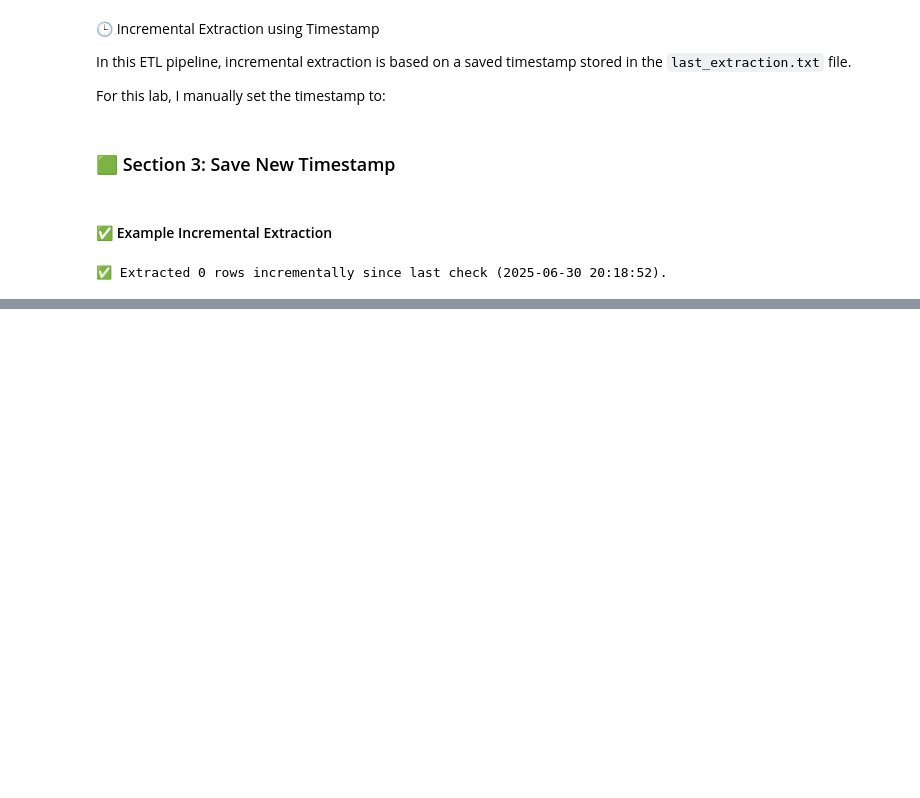
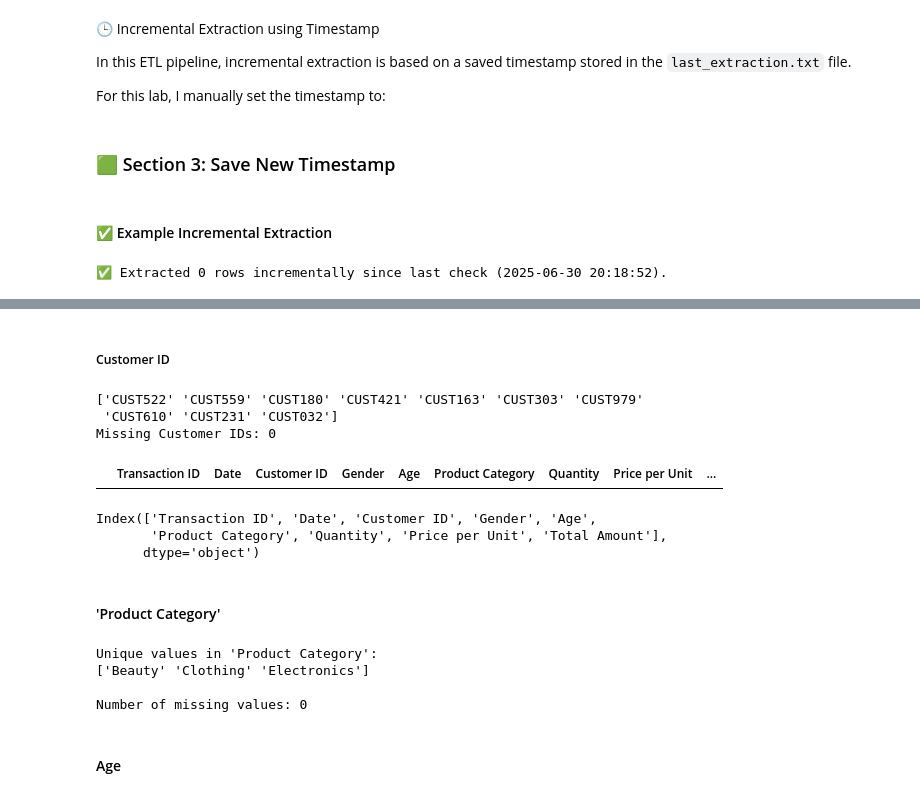
Before and after one commit to aykahsay/ETL-Extract-AmabchowKahsay, a Jupyter notebook: ETL_Extract_AmbachowKahsay_550/etl_extract.ipynb, the cells around one changed output, grey strips where cells are left out. Drawn from its saved outputs; the diff is of its cells as text; code cells hidden in the pictures; blank space fills up the shorter version.

```diff
--- a/ETL_Extract_AmbachowKahsay_550/etl_extract.ipynb
+++ b/ETL_Extract_AmbachowKahsay_550/etl_extract.ipynb
@@ -193,0 +452,31 @@ if not new_data.empty:
+# %% [markdown]
+##### Customer ID
+# %%
+print(df_full['Customer ID'].unique()[:10])
+df_full['Customer ID'].apply(lambda x: x != x.strip()).value_counts()
+print("Missing Customer IDs:", df_full['Customer ID'].isnull().sum())
+df_full[~df_full['Customer ID'].str.match(r'^CUST\d+$')]
+# %% [output]
+['CUST522' 'CUST559' 'CUST180' 'CUST421' 'CUST163' 'CUST303' 'CUST979'
+ 'CUST610' 'CUST231' 'CUST032']
+Missing Customer IDs: 0
+|  | Transaction ID | Date | Customer ID | Gender | Age | Product Category | Quantity | Price per Unit | ... |
+# %%
+df_full.columns
+# %% [output]
+Index(['Transaction ID', 'Date', 'Customer ID', 'Gender', 'Age',
+       'Product Category', 'Quantity', 'Price per Unit', 'Total Amount'],
+      dtype='object')
+# %% [markdown]
+#### 'Product Category'
+# %%
+print("Unique values in 'Product Category':")
+print(df_full['Product Category'].dropna().unique())
+print("\nNumber of missing values:", df_full['Product Category'].isna().sum())
+# %% [output]
+Unique values in 'Product Category':
+['Beauty' 'Clothing' 'Electronics']
+
+Number of missing values: 0
+# %% [markdown]
+#### Age
```
Also changed, not shown: parts of 20 cells of this notebook, 2 other files.
